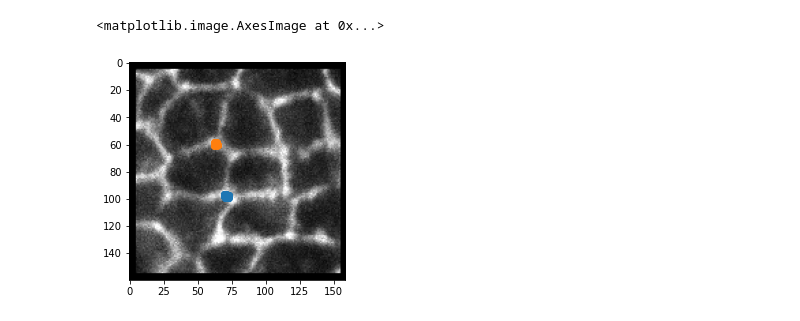
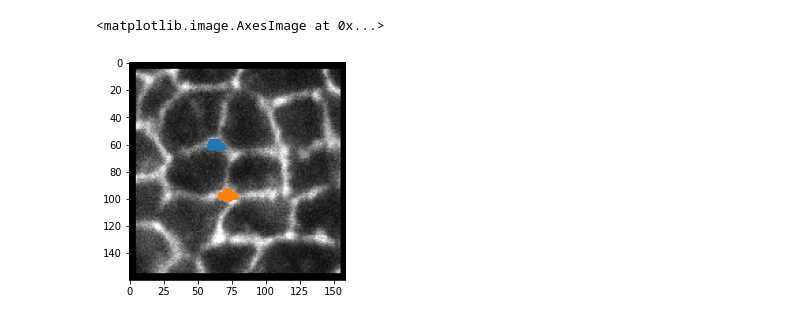
Before and after one commit to BiratalWagle/CellTensionFinal, a Jupyter notebook: Cellpose_Displacement_OneImage.ipynb, the cells around one changed output. Drawn from its saved outputs; the diff is of its cells as text; code cells hidden in the pictures.

```diff
--- a/Cellpose_Displacement_OneImage.ipynb
+++ b/Cellpose_Displacement_OneImage.ipynb
@@ -35,12 +26,0 @@ dir = dir
-# %%
-roi_name = [] # a list containing the name of the roi we need
-
-for i in range(len(dir)):
-    dat = np.load(dir[i], allow_pickle=True).item()
-    masks = dat['masks'] # Using the masks gives us a larger target to select from than outlines
-    filenam = dat['filename']
-    width, height = masks.shape
-    neededROI = masks[width//2][height//2] # the general area of where our ROI will always be
-    # the below code saves the outline in an image file
-    if neededROI != 0:
-        roi_name.append([i, neededROI])
@@ -154,0 +27,7 @@ for i in range(len(mainVertexList)):
+# %%
+pointsList, M, O = GetPointsList(roi_name, dir)
+mainVertexList = GetVertexList(roi_name, pointsList, maskList)
+allx = GetClusters(numOfClusters, mainVertexList)
+ShowClusterPlot(allx, files, "white") # if the number is not clear, change the color to smth visible
+
+# from the image chose the vertex number that you want
@@ -155,22 +36,15 @@ for i in range(len(mainVertexList)):
 # %%
-# # I need to relabel the clusters so that it looks nice enough hahahaha
-allx = pd.concat(x)
-# plt.scatter(allx[1], allx[0])
-C = list(zip(allx[1], allx[0]))
-clusts = kmeans.fit_predict(C)
-
-allx["clusterNum"] = clusts
-
-clus1 = allx.loc[allx["clusterNum"] == 3] # select the cluster you want to look at
-clus2 = allx.loc[allx["clusterNum"] == 6] # select the cluster you want to look at
+vert1 = 3
+vert2 = 2
+clus1 = allx.loc[allx["clusterNum"] == vert1] # select the cluster you want to look at
+clus2 = allx.loc[allx["clusterNum"] == vert2] # select the cluster you want to look at
 f, ax = plt.subplots()
 ax.scatter(clus1[1], clus1[0])
 ax.scatter(clus2[1], clus2[0])
-df = pd.DataFrame(X)
 plt.imshow(Image.open(files[0]))
 # %% [output]
 <matplotlib.image.AxesImage at 0x...>
-[figure, old version]
+[figure, new version]
 # %%
 displacement = []
 X1, X2, Y1, Y2 = ([] for i in range(4))
```
Also changed, not shown: parts of 11 cells of this notebook, 1 other file.
